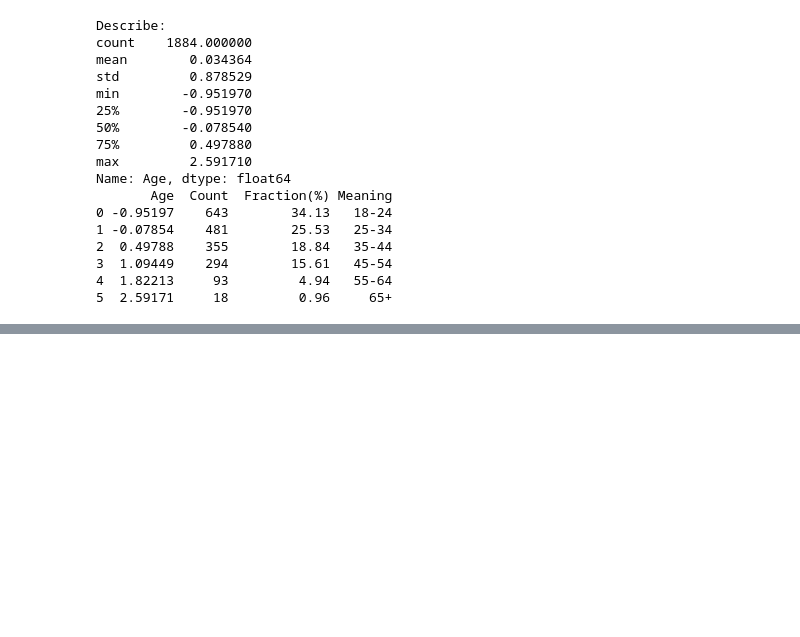
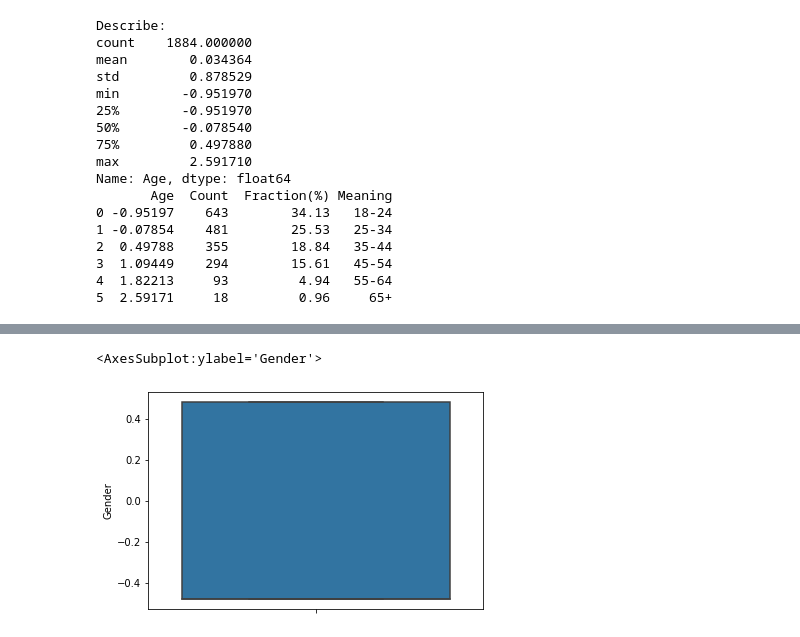
Before and after one commit to DevNataneto/ProjetoCDIA, a Jupyter notebook: exploration.ipynb, the cells around one changed output, grey strips where cells are left out. Drawn from its saved outputs; the diff is of its cells as text; code cells hidden in the pictures; blank space fills up the shorter version.

```diff
--- a/exploration.ipynb
+++ b/exploration.ipynb
@@ -504,0 +527,5 @@ Name: Age, dtype: float64
+# %%
+sns.boxplot(y = drugs_df_quant['Gender'])
+# %% [output]
+<AxesSubplot:ylabel='Gender'>
+[figure, added]
```
Also changed, not shown: parts of 34 cells of this notebook.
